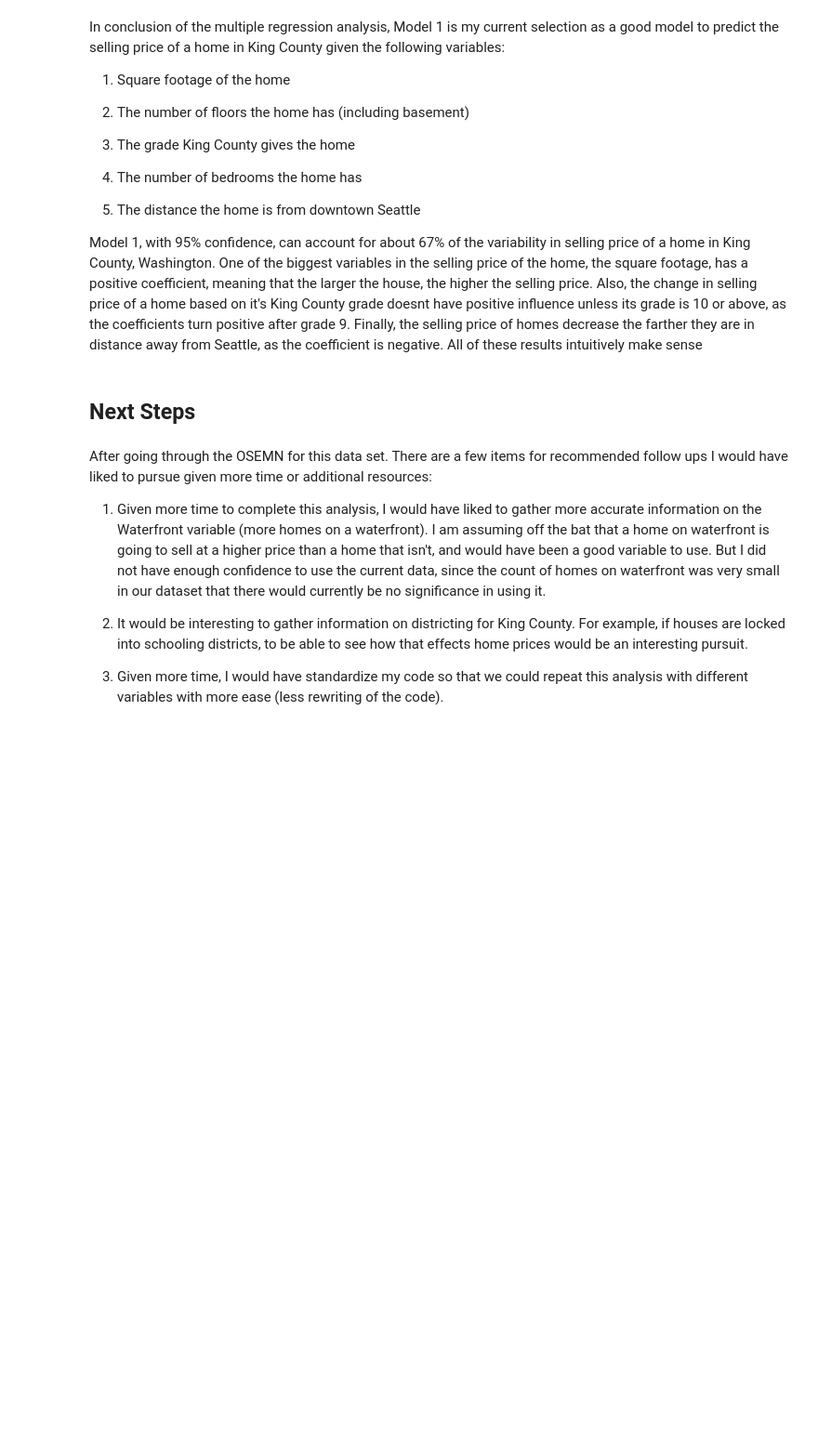
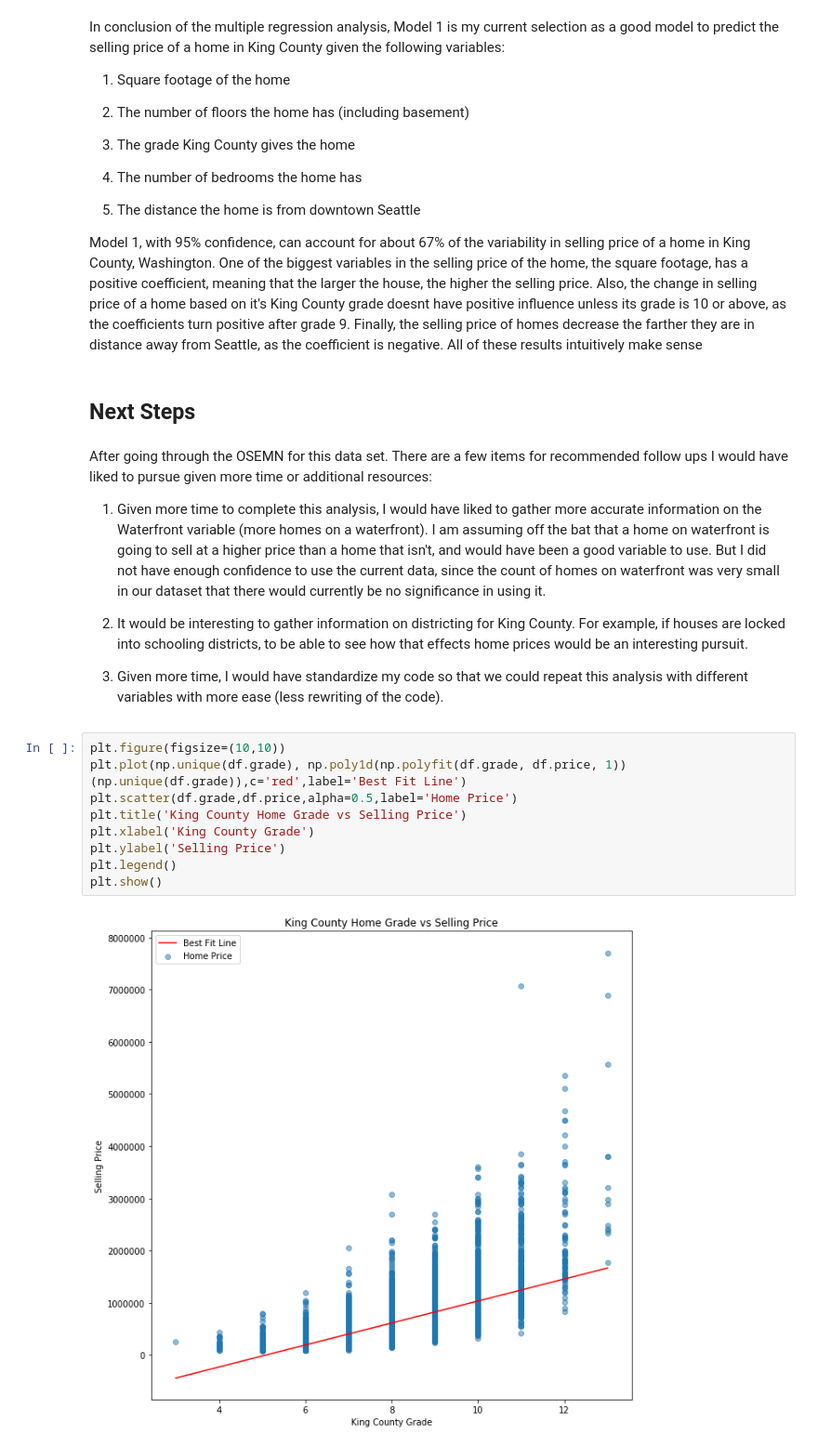
Before and after one commit to rondo24/dsc-1-final-project-online-ds-ft-112618, a Jupyter notebook: student.ipynb, the cells around one changed output. Shown at 93% size. Saved outputs shown, nothing was run; the diff lists cells and outputs as text; blank space fills up the shorter version.

```diff
--- a/student.ipynb
+++ b/student.ipynb
@@ -513,3 +513,14 @@ After going through the OSEMN for this data set. There are a few items for recom
 2) It would be interesting to gather information on districting for King County. For example, if houses are locked into schooling districts, to be able to see how that effects home prices would be an interesting pursuit.
 
 3) Given more time, I would have standardize my code so that we could repeat this analysis with different variables with more ease (less rewriting of the code).
+# %%
+plt.figure(figsize=(10,10))
+plt.plot(np.unique(df.grade), np.poly1d(np.polyfit(df.grade, df.price, 1))(np.unique(df.grade)),c='red',label='Best Fit Line')
+plt.scatter(df.grade,df.price,alpha=0.5,label='Home Price')
+plt.title('King County Home Grade vs Selling Price')
+plt.xlabel('King County Grade')
+plt.ylabel('Selling Price')
+plt.legend()
+plt.show()
+# %% [output]
+[figure, added]
```
Also changed, not shown: parts of 2 cells of this notebook.
